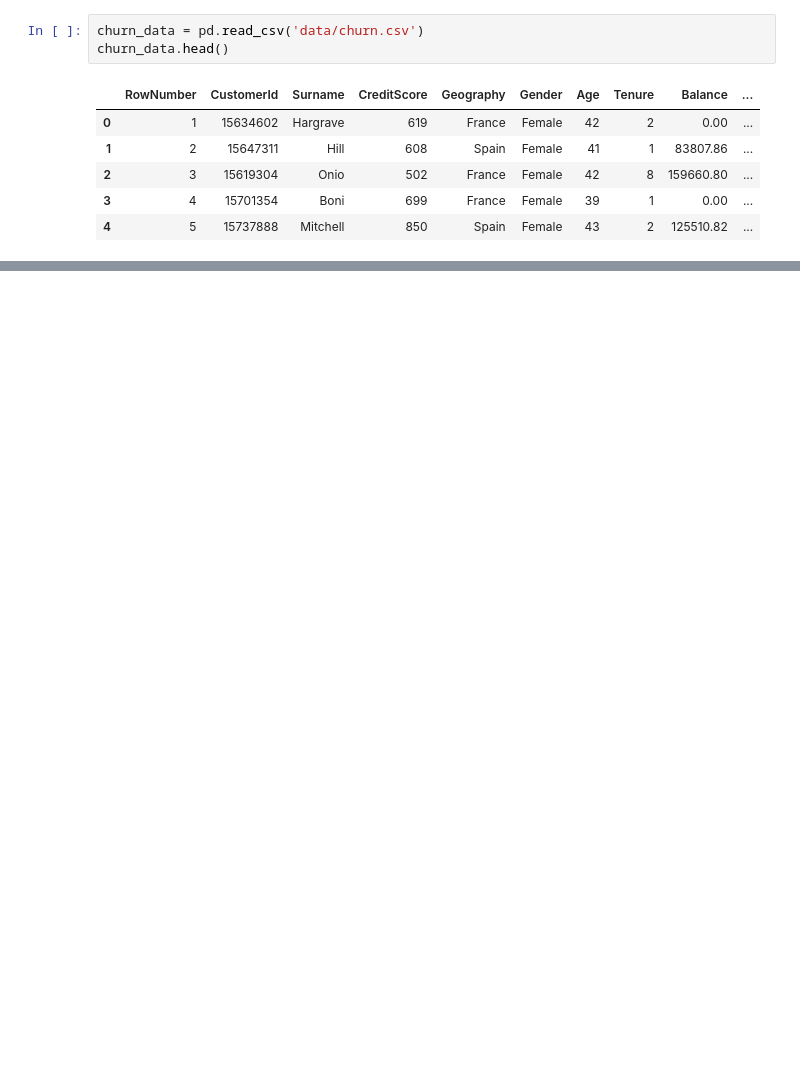
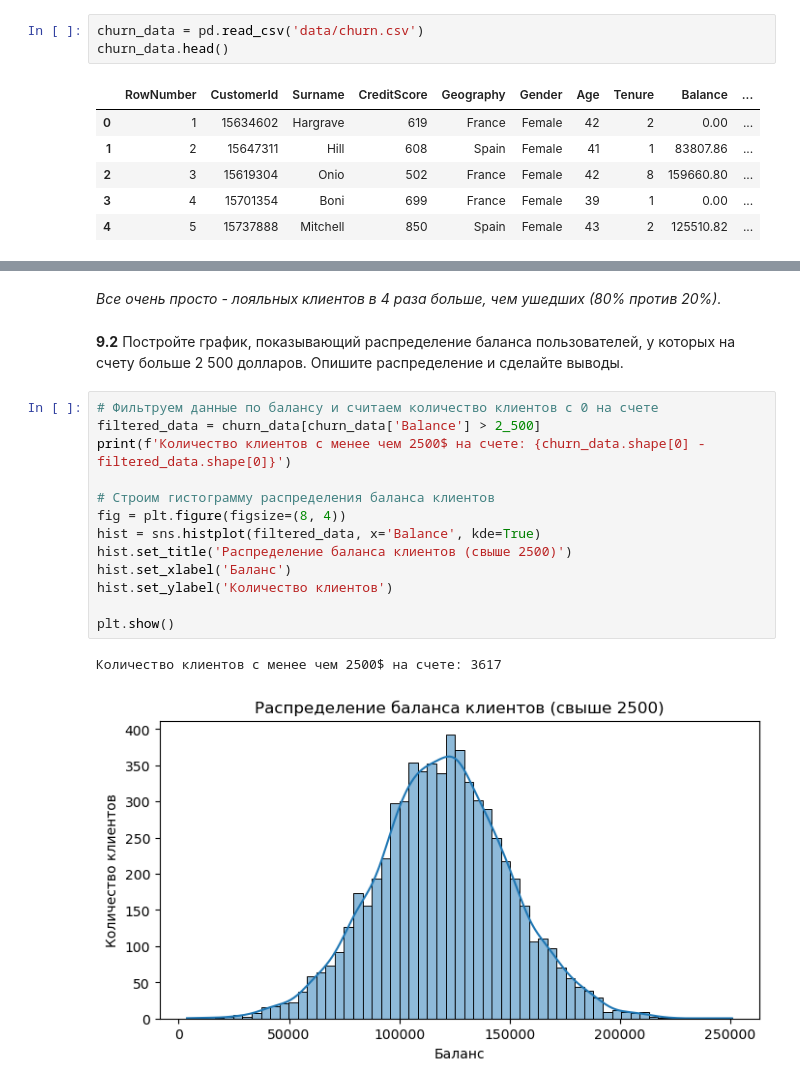
Before and after one commit to thetitorenko/sf_dspr, a Jupyter notebook: practice/PYTHON-13/PYTHON_13_Визуализация.ipynb, the cells around one changed output, grey strips where cells are left out. Saved outputs shown, nothing was run; the diff lists cells and outputs as text; blank space fills up the shorter version.

```diff
--- a/practice/PYTHON-13/PYTHON_13_Визуализация.ipynb
+++ b/practice/PYTHON-13/PYTHON_13_Визуализация.ipynb
@@ -31,0 +128,20 @@ Exited — статус лояльности (1 — ушедший клиент,
+# %% [markdown]
+_Все очень просто - лояльных клиентов в 4 раза больше, чем ушедших (80% против 20%)._
+# %% [markdown]
+**9.2** Постройте график, показывающий распределение баланса пользователей, у которых на счету больше 2 500 долларов. Опишите распределение и сделайте выводы.
+# %%
+# Фильтруем данные по балансу и считаем количество клиентов с 0 на счете
+filtered_data = churn_data[churn_data['Balance'] > 2_500]
+print(f'Количество клиентов с менее чем 2500$ на счете: {churn_data.shape[0] - filtered_data.shape[0]}')
+
+# Строим гистограмму распределения баланса клиентов
+fig = plt.figure(figsize=(8, 4))
+hist = sns.histplot(filtered_data, x='Balance', kde=True)
+hist.set_title('Распределение баланса клиентов (свыше 2500)')
+hist.set_xlabel('Баланс')
+hist.set_ylabel('Количество клиентов')
+
+plt.show()
+# %% [output]
+Количество клиентов с менее чем 2500$ на счете: 3617
+[figure, added]
```
Also changed, not shown: parts of 27 cells of this notebook.
